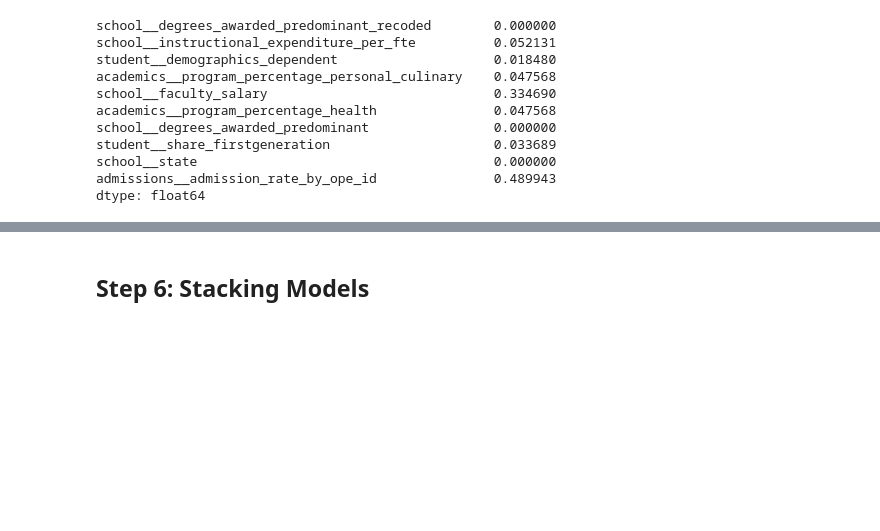
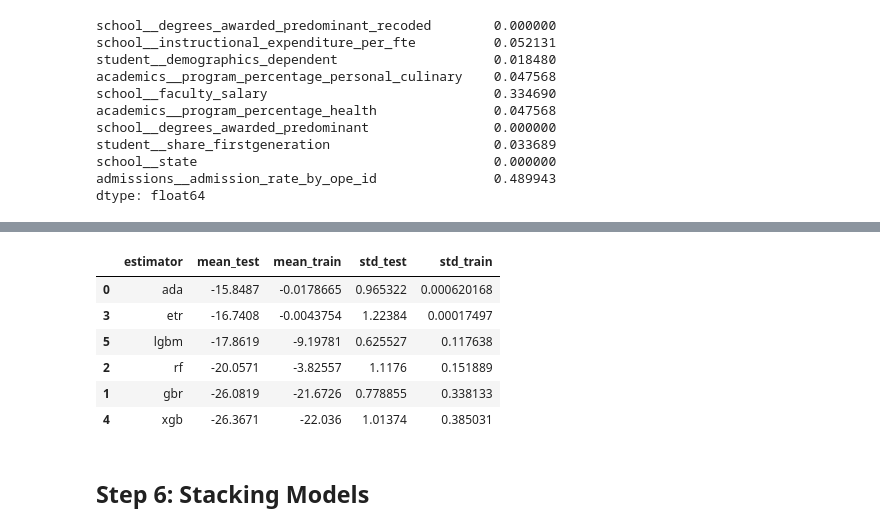
Before and after one commit to YestinYang/Learning-Path, a Jupyter notebook: Projects/MS_Predict Student Earnings/Predict_Student_Earnings.ipynb, the cells around one changed output, grey strips where cells are left out. Cells and saved outputs as stored; diff of their text form; code cells hidden in the pictures; blank space fills up the shorter version.

```diff
--- a/Projects/MS_Predict Student Earnings/Predict_Student_Earnings.ipynb
+++ b/Projects/MS_Predict Student Earnings/Predict_Student_Earnings.ipynb
@@ -576,0 +619,31 @@ CV Score : Mean  6.049863 | Std  0.1349426 | Min  5.880425 | Max  6.272654
+# %%
+##### Split out test set #####
+X_train_f, X_test_f, y_train_f, y_test_f = train_test_split(X_train_EDA_itp,
+                                                            y_train,
+                                                            test_size=0.15,
+                                                            random_state=8828)
+# %%
+##### Quick and Dirty #####
+model_sp = {
+    'ada':AdaBoostRegressor(DecisionTreeRegressor()),
+    'gbr':GradientBoostingRegressor(),
+    'rf':RandomForestRegressor(),
+    'etr': ExtraTreesRegressor(),
+    'xgb':XGBRegressor(),
+    'lgbm':LGBMRegressor(),
+}
+
+param_sp = {
+    'ada': {'random_state':[8828]},
+    'gbr': {'random_state':[8828]},
+    'rf': {'random_state':[8828]},
+    'etr': {'random_state':[8828]},
+    'xgb': {'random_state':[8828]},
+    'lgbm': {'random_state':[8828]},
+}
+
+clf = EstimatorSelectionHelper(model_sp,param_sp)
+clf.fit(X_train_f, y_train_f.squeeze(),
+        n_iter=1, cv=5, n_jobs=-1, verbose=2,
+        scoring='neg_mean_squared_error', refit=True,
+        test_set=[X_test_f,y_test_f.squeeze()])
@@ -576,0 +676,10 @@ CV Score : Mean  6.049863 | Std  0.1349426 | Min  5.880425 | Max  6.272654
+# %%
+clf.score_summary()
+# %% [output]
+|  | estimator | mean_test | mean_train | std_test | std_train |
+| 0 | ada | -15.8487 | -0.0178665 | 0.965322 | 0.000620168 |
+| 3 | etr | -16.7408 | -0.0043754 | 1.22384 | 0.00017497 |
+| 5 | lgbm | -17.8619 | -9.19781 | 0.625527 | 0.117638 |
+| 2 | rf | -20.0571 | -3.82557 | 1.1176 | 0.151889 |
+| 1 | gbr | -26.0819 | -21.6726 | 0.778855 | 0.338133 |
+| 4 | xgb | -26.3671 | -22.036 | 1.01374 | 0.385031 |
```
Also changed, not shown: parts of 19 cells of this notebook.
